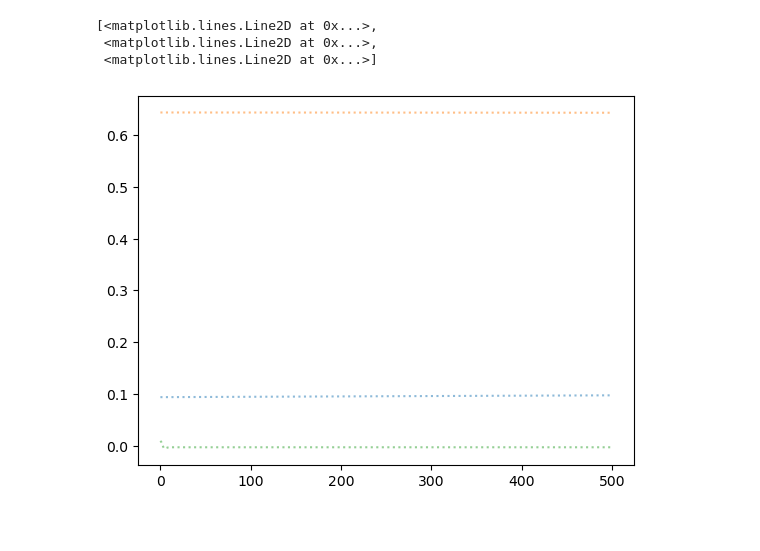
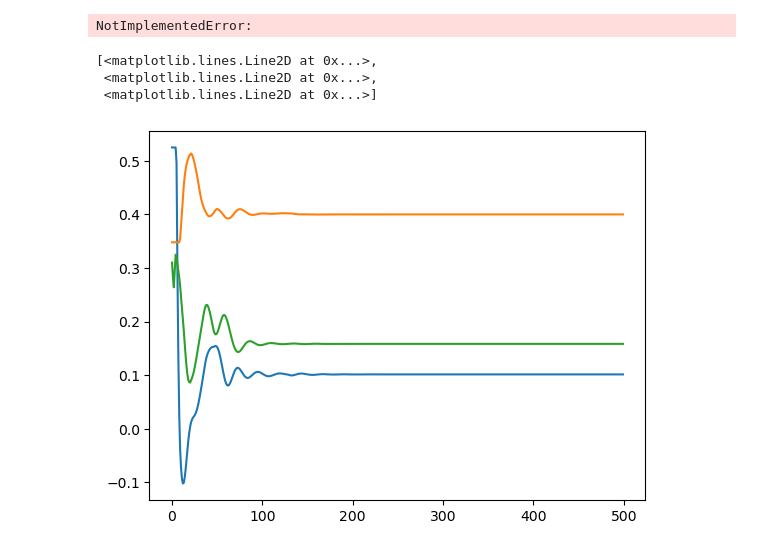
Before and after one commit to MACS-Research-Lab/safe-crl, a Jupyter notebook: code/Environment Test.ipynb, the cells around one changed output. Saved outputs shown, nothing was run; the diff lists cells and outputs as text; code cells hidden in the pictures.

```diff
--- a/code/Environment Test.ipynb
+++ b/code/Environment Test.ipynb
@@ -48,8 +48,51 @@ ValueError: operands could not be broadcast together with shapes (60,) (53,) (53
+# %%
+import imageio.v3 as iio
+import random
+import numpy as np
+from metaworld.policies.sawyer_stick_pull_v2_policy import SawyerStickPullV2Policy as p
+import safety_gymnasium
+
+env = safety_gymnasium.make('SafetyContinualWorld')
+env.current_task = 1
+env.change_task()
+obs, info = env.reset()
+done = False
+rewards = []
+costs = []
+qpos = []
+states = []
+
+policy = p()
+
+# List to store frames
+frames = []
+
+i = 0
+while not done:
+    action = policy.get_action(obs)
+    # action = env.action_space.sample()
+    # action = np.array([0, 0, 0, 0])
+    obs, reward, cost, terminated, truncated, info = env.step(action)
+    frame = env.env.render()  # Capture frame as RGB array
+    frames.append(frame)  # Add frame to the list
+    done = terminated or truncated or (int(info['success']) == 1)
+    i += 1
+    rewards.append(reward)
+    costs.append(info['unscaled_cost'])
+    qpos.append(env.data.qpos.copy())
+    states.append(obs[18:21])
+
+# Save the video
+iio.imwrite("basketball_simulation.mp4", frames, fps=30)  # Adjust fps if necessary
+
+env.close()
+# %% [output]
+NotImplementedError:
 # %%
 import matplotlib.pyplot as plt
-plt.plot(np.array(states), alpha=0.5, linestyle=':')
+plt.plot(np.array(states)[:,:3])
 # %% [output]
 [<matplotlib.lines.Line2D at 0x...>,
  <matplotlib.lines.Line2D at 0x...>,
  <matplotlib.lines.Line2D at 0x...>]
-[figure, old version]
+[figure, new version]
```
Also changed, not shown: parts of 3 cells of this notebook, 17 other files.
